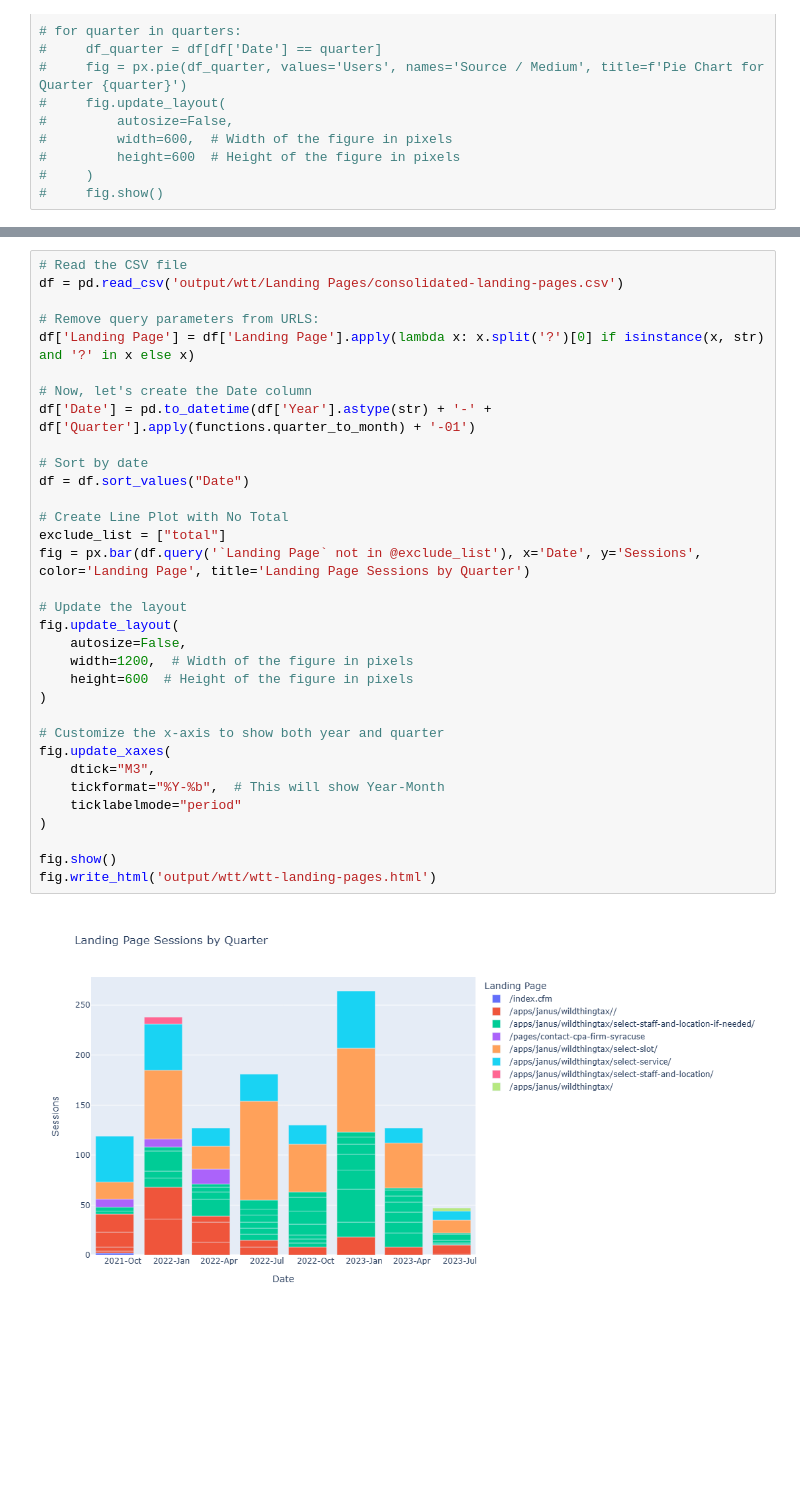
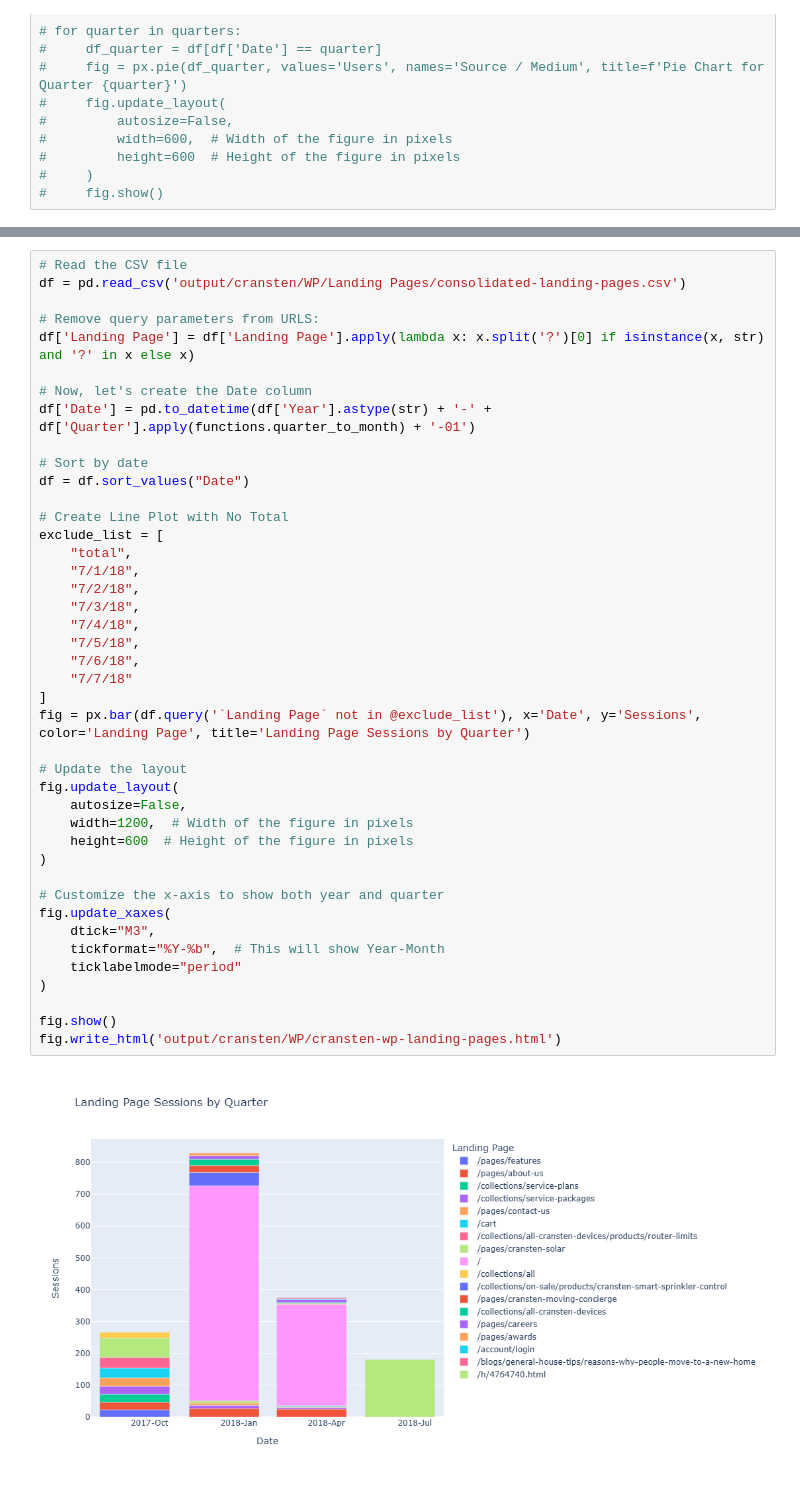
Before and after one commit to elmunoz42/universal-analytics-jupyter-notebook, a Jupyter notebook: UA-data-consolidation-and-analysis.ipynb, the cells around one changed output, grey strips where cells are left out. Drawn from its saved outputs; the diff is of its cells as text; blank space fills up the shorter version.

```diff
--- a/UA-data-consolidation-and-analysis.ipynb
+++ b/UA-data-consolidation-and-analysis.ipynb
@@ -209,39 +231,48 @@ Quarter                                         object
 dtype: object
 # %%
 # Read the CSV file
-df = pd.read_csv('output/wtt/Landing Pages/consolidated-landing-pages.csv')
+df = pd.read_csv('output/cransten/WP/Landing Pages/consolidated-landing-pages.csv')
 
 # Remove query parameters from URLS:
 df['Landing Page'] = df['Landing Page'].apply(lambda x: x.split('?')[0] if isinstance(x, str) and '?' in x else x)
 
 # Now, let's create the Date column
 df['Date'] = pd.to_datetime(df['Year'].astype(str) + '-' + df['Quarter'].apply(functions.quarter_to_month) + '-01')
 
 # Sort by date
 df = df.sort_values("Date")
 
 # Create Line Plot with No Total
-exclude_list = ["total"]
+exclude_list = [
+    "total",
+    "7/1/18",
+    "7/2/18",
+    "7/3/18",
+    "7/4/18",
+    "7/5/18",
+    "7/6/18",
+    "7/7/18"
+]
 fig = px.bar(df.query('`Landing Page` not in @exclude_list'), x='Date', y='Sessions', color='Landing Page', title='Landing Page Sessions by Quarter')
 
 # Update the layout
 fig.update_layout(
     autosize=False,
     width=1200,  # Width of the figure in pixels
     height=600  # Height of the figure in pixels
 )
 
 # Customize the x-axis to show both year and quarter
 fig.update_xaxes(
     dtick="M3",
     tickformat="%Y-%b",  # This will show Year-Month
     ticklabelmode="period"
 )
 
 fig.show()
-fig.write_html('output/wtt/wtt-landing-pages.html')
+fig.write_html('output/cransten/WP/cransten-wp-landing-pages.html')
 # %% [output]
-[figure, old version]
+[figure, new version]
 # %%
 # Usage
 try:
```
Also changed, not shown: parts of 9 cells of this notebook.
